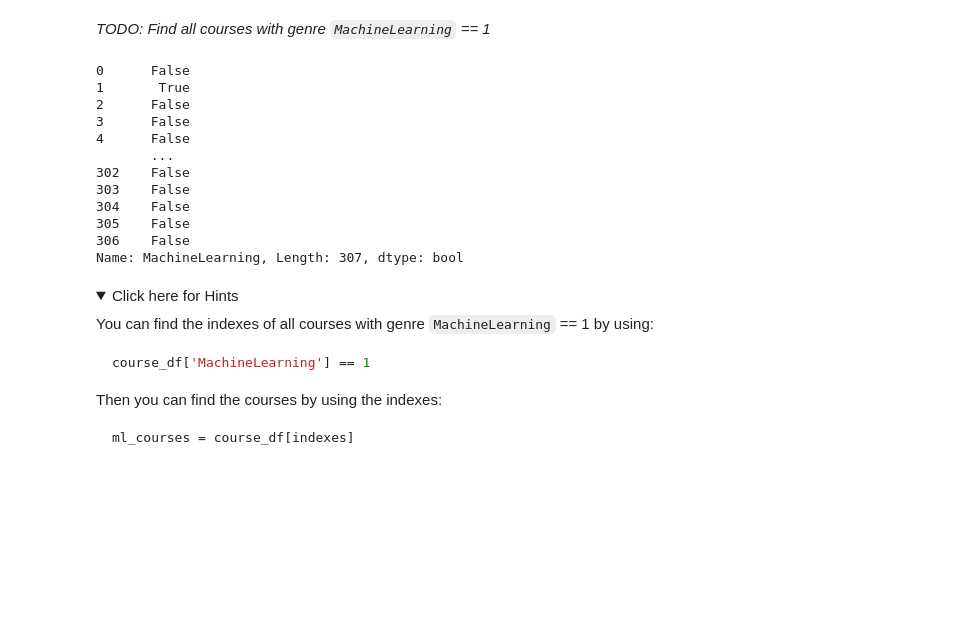
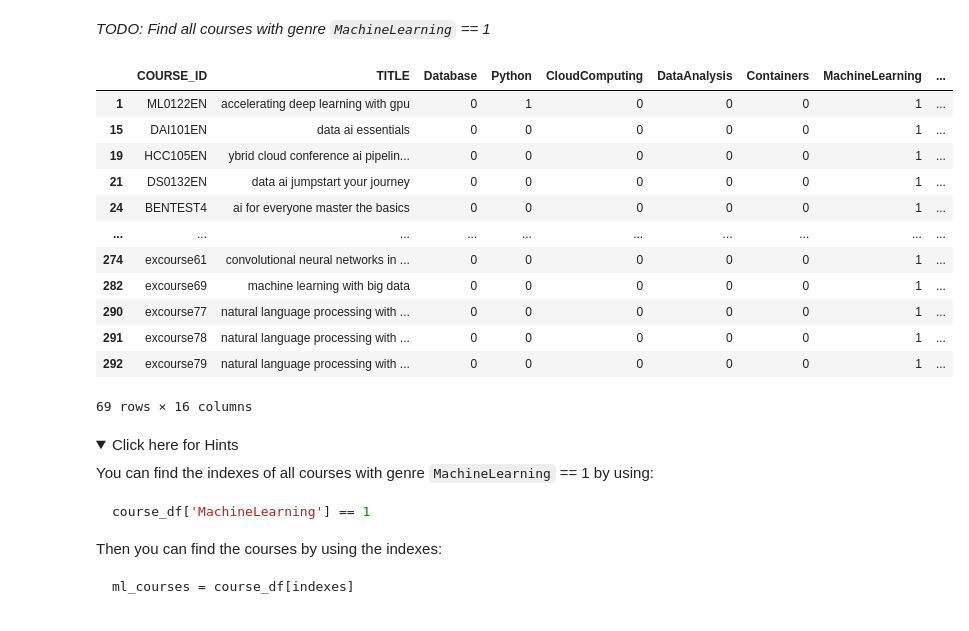
Before and after one commit to vanstrouble/ibm-ml-cetificate, a Jupyter notebook: 06-MachineLearning/01/lab_jupyter_eda.ipynb, the cells around one changed output. Saved outputs shown, nothing was run; the diff lists cells and outputs as text; code cells hidden in the pictures; folded sections open; blank space fills up the shorter version.

```diff
--- a/06-MachineLearning/01/lab_jupyter_eda.ipynb
+++ b/06-MachineLearning/01/lab_jupyter_eda.ipynb
@@ -205,20 +205,23 @@ _TODO: Find all courses with genre `MachineLearning` == 1_
 # %%
 # WRITE YOUR CODE HERE
 
-course_df['MachineLearning'] == 1
+indexes = course_df['MachineLearning'] == 1
+ml_courses = course_df[indexes]
+ml_courses
 # %% [output]
+|  | COURSE_ID | TITLE | Database | Python | CloudComputing | DataAnalysis | Containers | MachineLearning | ... |
+| 1 | ML0122EN | accelerating deep learning with gpu | 0 | 1 | 0 | 0 | 0 | 1 | ... |
+| 15 | DAI101EN | data ai essentials | 0 | 0 | 0 | 0 | 0 | 1 | ... |
+| 19 | HCC105EN | ybrid cloud conference ai pipelin... | 0 | 0 | 0 | 0 | 0 | 1 | ... |
+| 21 | DS0132EN | data ai jumpstart your journey | 0 | 0 | 0 | 0 | 0 | 1 | ... |
+| 24 | BENTEST4 | ai for everyone master the basics | 0 | 0 | 0 | 0 | 0 | 1 | ... |
+| ... | ... | ... | ... | ... | ... | ... | ... | ... | ... |
+| 274 | excourse61 | convolutional neural networks in ... | 0 | 0 | 0 | 0 | 0 | 1 | ... |
+| 282 | excourse69 | machine learning with big data | 0 | 0 | 0 | 0 | 0 | 1 | ... |
+| 290 | excourse77 | natural language processing with ... | 0 | 0 | 0 | 0 | 0 | 1 | ... |
+| 291 | excourse78 | natural language processing with ... | 0 | 0 | 0 | 0 | 0 | 1 | ... |
+| 292 | excourse79 | natural language processing with ... | 0 | 0 | 0 | 0 | 0 | 1 | ... |
-0      False
-1       True
-2      False
-3      False
-4      False
-       ...
-302    False
-303    False
-304    False
-305    False
-306    False
-Name: MachineLearning, Length: 307, dtype: bool
+69 rows × 16 columns
 # %% [markdown]
 <details>
     <summary>Click here for Hints</summary>
```
Also changed, not shown: parts of 17 cells of this notebook.
